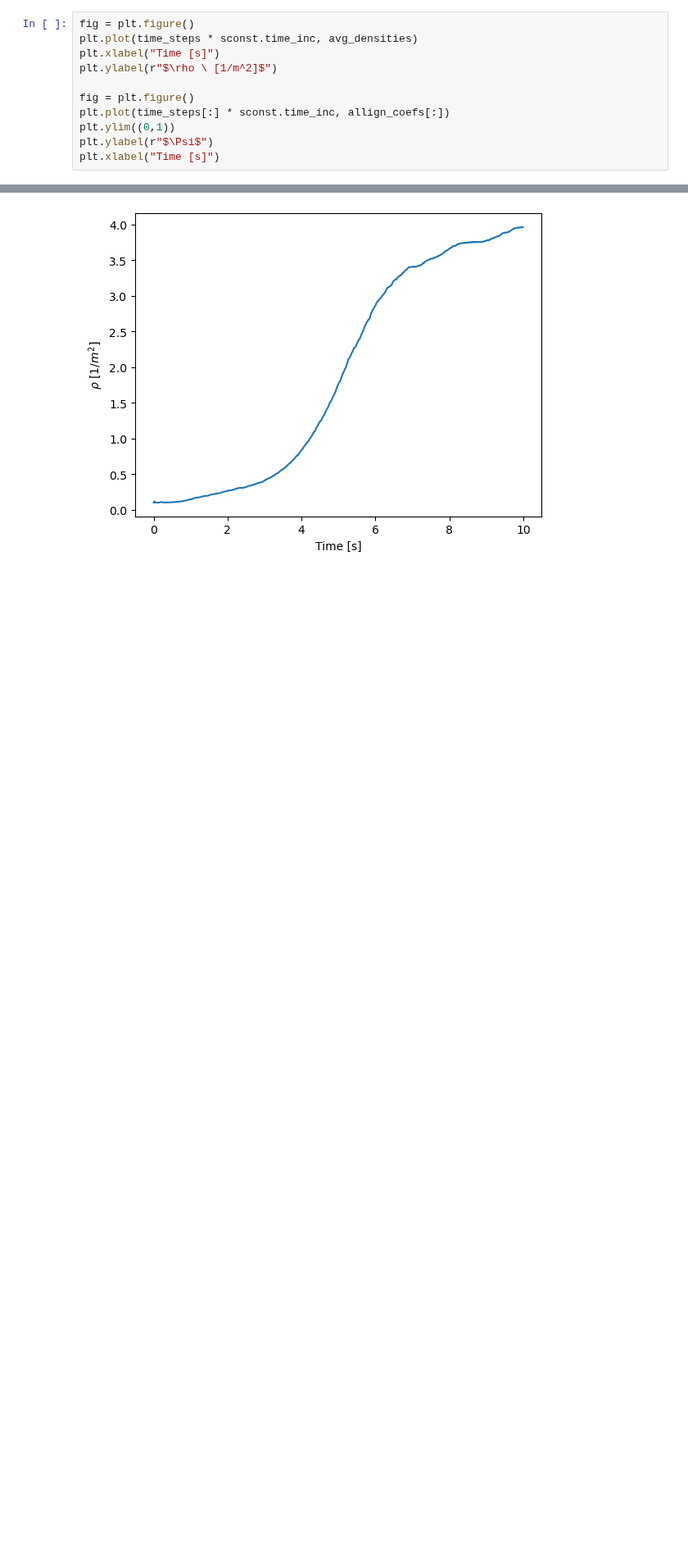
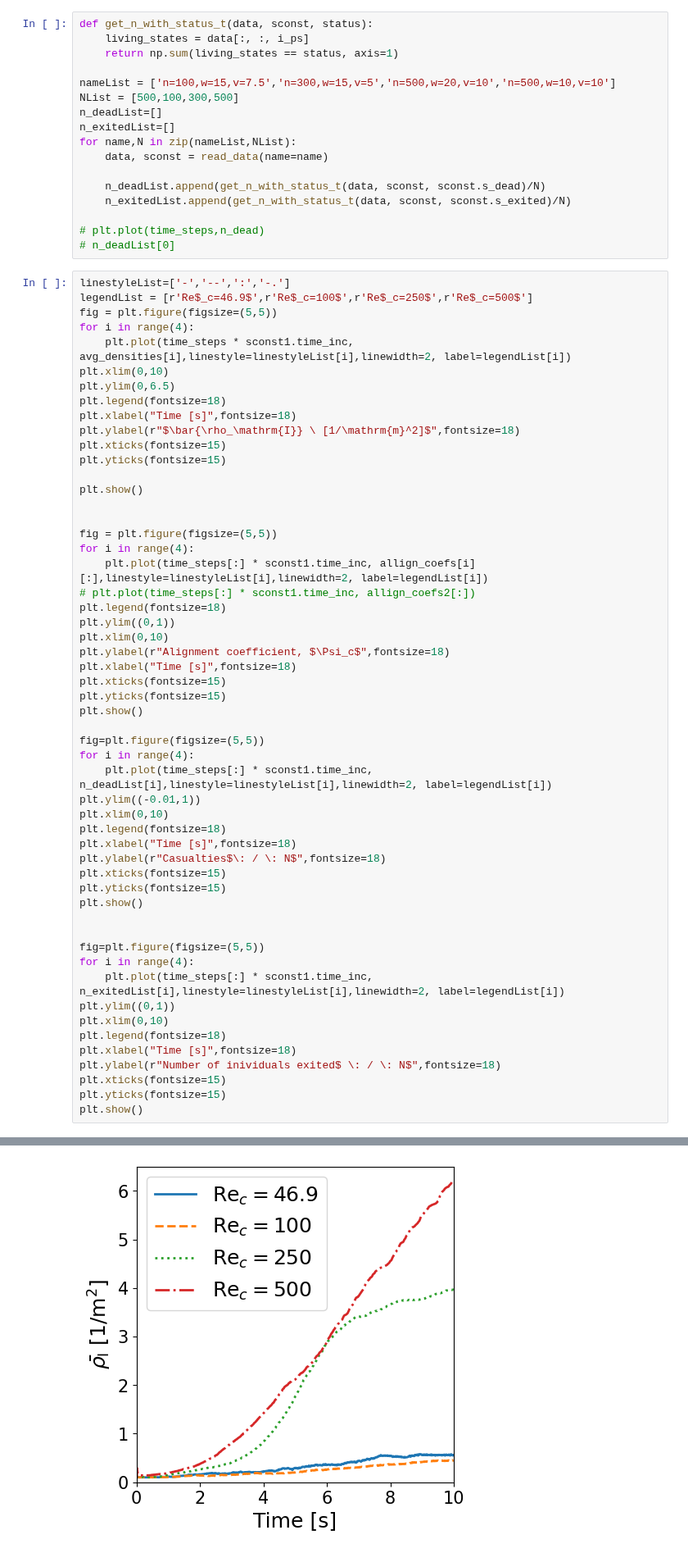
Before and after one commit to gasparyanartur/crowd-disasters-simulation, a Jupyter notebook: analysis.ipynb, the cells around one changed output, grey strips where cells are left out. Shown at 82% size. Cells and saved outputs as stored; diff of their text form; blank space fills up the shorter version.

Commit message:
Result plotting codes

```diff
--- a/analysis.ipynb
+++ b/analysis.ipynb
@@ -81,12 +94,72 @@ time_steps = np.arange(sconst.n_time_steps)
+# %%
+def get_n_with_status_t(data, sconst, status):
+    living_states = data[:, :, i_ps]
+    return np.sum(living_states == status, axis=1)
+
+nameList = ['n=100,w=15,v=7.5','n=300,w=15,v=5','n=500,w=20,v=10','n=500,w=10,v=10']
+NList = [500,100,300,500]
+n_deadList=[]
+n_exitedList=[]
+for name,N in zip(nameList,NList):
+    data, sconst = read_data(name=name)
+
+    n_deadList.append(get_n_with_status_t(data, sconst, sconst.s_dead)/N)
+    n_exitedList.append(get_n_with_status_t(data, sconst, sconst.s_exited)/N)
+
+# plt.plot(time_steps,n_dead)
+# n_deadList[0]
 # %%
-fig = plt.figure()
-plt.plot(time_steps * sconst.time_inc, avg_densities)
-plt.xlabel("Time [s]")
-plt.ylabel(r"$\rho \ [1/m^2]$")
+linestyleList=['-','--',':','-.']
+legendList = [r'Re$_c=46.9$',r'Re$_c=100$',r'Re$_c=250$',r'Re$_c=500$']
+fig = plt.figure(figsize=(5,5))
+for i in range(4):
+    plt.plot(time_steps * sconst1.time_inc, avg_densities[i],linestyle=linestyleList[i],linewidth=2, label=legendList[i])
+plt.xlim(0,10)
+plt.ylim(0,6.5)
+plt.legend(fontsize=18)
+plt.xlabel("Time [s]",fontsize=18)
+plt.ylabel(r"$\bar{\rho_\mathrm{I}} \ [1/\mathrm{m}^2]$",fontsize=18)
+plt.xticks(fontsize=15)
+plt.yticks(fontsize=15)
 
-fig = plt.figure()
-plt.plot(time_steps[:] * sconst.time_inc, allign_coefs[:])
+plt.show()
+
+
+fig = plt.figure(figsize=(5,5))
+for i in range(4):
+    plt.plot(time_steps[:] * sconst1.time_inc, allign_coefs[i][:],linestyle=linestyleList[i],linewidth=2, label=legendList[i])
+# plt.plot(time_steps[:] * sconst1.time_inc, allign_coefs2[:])
+plt.legend(fontsize=18)
 plt.ylim((0,1))
-plt.ylabel(r"$\Psi$")
-plt.xlabel("Time [s]")
+plt.xlim(0,10)
+plt.ylabel(r"Alignment coefficient, $\Psi_c$",fontsize=18)
+plt.xlabel("Time [s]",fontsize=18)
+plt.xticks(fontsize=15)
+plt.yticks(fontsize=15)
+plt.show()
+
+fig=plt.figure(figsize=(5,5))
+for i in range(4):
+    plt.plot(time_steps[:] * sconst1.time_inc, n_deadList[i],linestyle=linestyleList[i],linewidth=2, label=legendList[i])
+plt.ylim((-0.01,1))
+plt.xlim(0,10)
+plt.legend(fontsize=18)
+plt.xlabel("Time [s]",fontsize=18)
+plt.ylabel(r"Casualties$\: / \: N$",fontsize=18)
+plt.xticks(fontsize=15)
+plt.yticks(fontsize=15)
+plt.show()
+
+
+fig=plt.figure(figsize=(5,5))
+for i in range(4):
+    plt.plot(time_steps[:] * sconst1.time_inc, n_exitedList[i],linestyle=linestyleList[i],linewidth=2, label=legendList[i])
+plt.ylim((0,1))
+plt.xlim(0,10)
+plt.legend(fontsize=18)
+plt.xlabel("Time [s]",fontsize=18)
+plt.ylabel(r"Number of inividuals exited$ \: / \: N$",fontsize=18)
+plt.xticks(fontsize=15)
+plt.yticks(fontsize=15)
+plt.show()
 # %% [output]
@@ -94 +166 @@ Text(0.5, 0, 'Time [s]')
-[figure, old version]
+[figure, new version]
```
Also changed, not shown: parts of 3 cells of this notebook, 4 other files.
